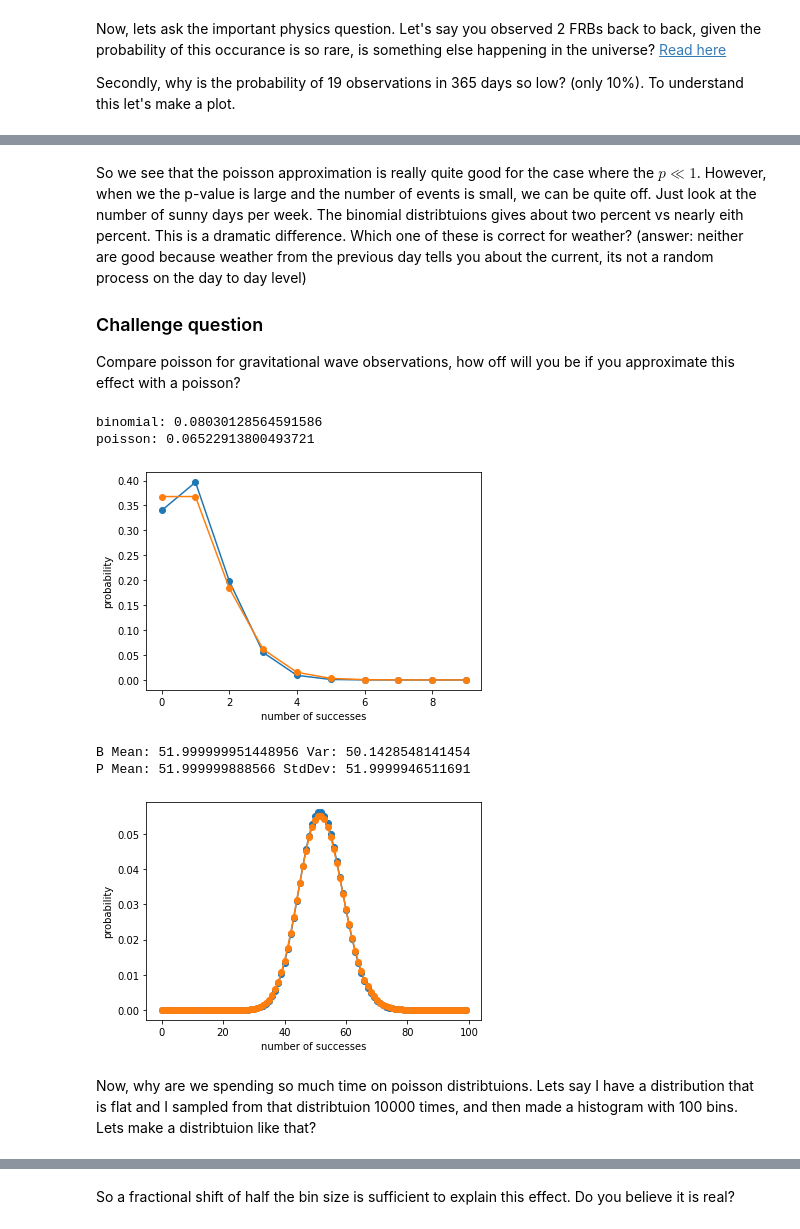
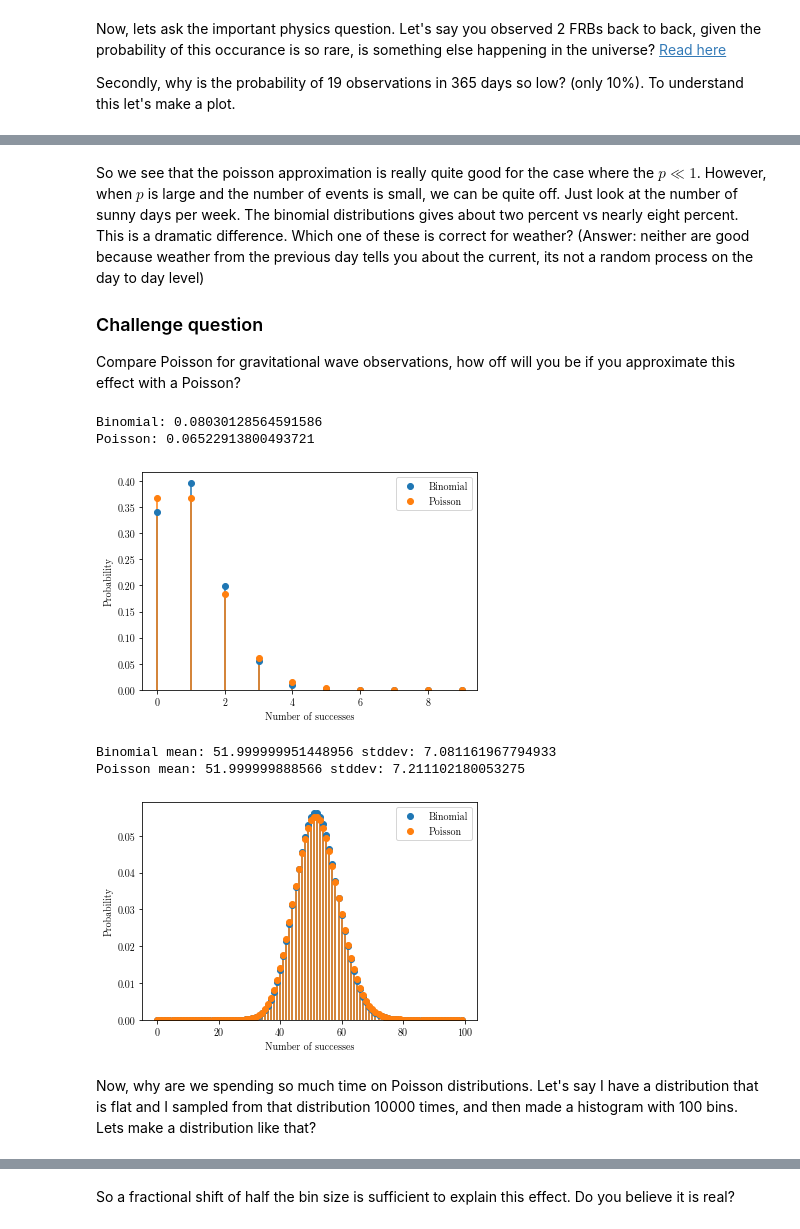
Before and after one commit to violatingcp/MIT_8.S50, a Jupyter notebook: Lecture2/Lecture_02_v1.ipynb, the cells around one changed output, grey strips where cells are left out. Saved outputs shown, nothing was run; the diff lists cells and outputs as text; code cells hidden in the pictures.

```diff
--- a/Lecture2/Lecture_02_v1.ipynb
+++ b/Lecture2/Lecture_02_v1.ipynb
@@ -294,63 +333,77 @@ plotWeekYear(p)
 # %% [markdown]
-So we see that the poisson approximation is really quite good for the case where the $p\ll1$. However, when we the p-value is large and the number of events is small, we can be quite off. Just look at the number of sunny days per week. The binomial distribtuions gives about two percent vs nearly eith percent. This is a dramatic difference. Which one of these is correct for weather? (answer: neither are good because weather from the previous day tells you about the current, its not a random process on the day to day level)
+So we see that the poisson approximation is really quite good for the case where the $p\ll1$. However, when $p$ is large and the number of events is small, we can be quite off. Just look at the number of sunny days per week. The binomial distributions gives about two percent vs nearly eight percent. This is a dramatic difference. Which one of these is correct for weather? (Answer: neither are good because weather from the previous day tells you about the current, its not a random process on the day to day level)
 
 ### Challenge question
-Compare poisson for gravitational wave observations, how off will you be if you approximate this effect with a poisson?
+Compare Poisson for gravitational wave observations, how off will you be if you approximate this effect with a Poisson?
 # %%
 #Answer
 #Now with the current rate of Gravitataional wave detection we observe a GW once per week
 #What is probability of 3 or mroe graviational waves in one week
 #In this case this is the probability of 3 random events happening in a short period of time, since we know
 #One way to phrase this is that the probability of a GW on a day is 1/7 and we hvae 7 days in a week
-#What is the probability of 3 or more. The distribtuion for this is
+#What is the probability of 3 or more. The distribution for this is
 n=7.
 p=1./7.
 k=np.arange(0,10)
 binomial=stats.binom.pmf(k,n,p)
 poisson=stats.poisson.pmf(k,n*p)
 total1=0
 total2=0
 for i0 in range(len(k)):
     if k[i0] > 2:
         total1+= poisson[i0]
         total2+= binomial[i0]
 
-print("binomial:",total1)
-print("poisson:",total2)
-plt.plot(k,binomial,'o-')
-plt.plot(k,poisson,'o-')
-plt.xlabel("number of successes")
-plt.ylabel("probability")
+print("Binomial:",total1)
+print("Poisson:",total2)
+
+plt.plot(k,binomial,'o',label='Binomial')
+plt.vlines(k,0, binomial, color=plt.gca().lines[-1].get_color())
+
+plt.plot(k,poisson,'o',label='Poisson')
+plt.vlines(k,0, poisson, color=plt.gca().lines[-1].get_color())
+
+plt.ylim(bottom=0)
+plt.legend()
+plt.xlabel("Number of successes")
+plt.ylabel("Probability")
 plt.show()
 
 #now what about for GWs in a year
 n=28*52.
 p=1/28.
 k=np.arange(0,100)
 binomial=stats.binom.pmf(k,n,p)
 poisson=stats.poisson.pmf(k,n*p)
 average  = np.average(k, weights=binomial)
 variance = np.average((k-average)**2, weights=binomial)
-print("B Mean:",average,"Var:",variance)
+print("Binomial mean:",average,"stddev:",np.sqrt(variance))
 
 average  = np.average(k, weights=poisson)
 variance = np.average((k-average)**2, weights=poisson)
-print("P Mean:",average,"StdDev:",variance)
-plt.plot(k,binomial,'o-')
-plt.plot(k,poisson,'o-')
-plt.xlabel("number of successes")
-plt.ylabel("probability")
+print("Poisson mean:",average,"stddev:",np.sqrt(variance))
+
+plt.plot(k,binomial,'o',label='Binomial')
+plt.vlines(k,0, binomial, color=plt.gca().lines[-1].get_color())
+
+plt.plot(k,poisson,'o',label='Poisson')
+plt.vlines(k,0, poisson, color=plt.gca().lines[-1].get_color())
+
+plt.ylim(bottom=0)
+plt.legend()
+plt.xlabel("Number of successes")
+plt.ylabel("Probability")
 plt.show()
-#This last one is a gaussian
+#This last one is a Gaussian
 # %% [output]
-binomial: 0.08030128564591586
-poisson: 0.06522913800493721
+Binomial: 0.08030128564591586
+Poisson: 0.06522913800493721
-[figure, old version]
+[figure, new version]
-B Mean: 51.999999951448956 Var: 50.1428548141454
-P Mean: 51.999999888566 StdDev: 51.9999946511691
+Binomial mean: 51.999999951448956 stddev: 7.081161967794933
+Poisson mean: 51.999999888566 stddev: 7.211102180053275
-[figure, old version]
+[figure, new version]
 # %% [markdown]
-Now, why are we spending so much time on poisson distribtuions. Lets say I have a distribution that is flat and I sampled from that distribtuion 10000 times, and then made a histogram with 100 bins. Lets make a distribtuion like that?
+Now, why are we spending so much time on Poisson distributions. Let's say I have a distribution that is flat and I sampled from that distribution 10000 times, and then made a histogram with 100 bins. Lets make a distribution like that?
 # %%
 fig, ax = plt.subplots(figsize=(9,6))
 N=10000
```
Also changed, not shown: parts of 37 cells of this notebook.
